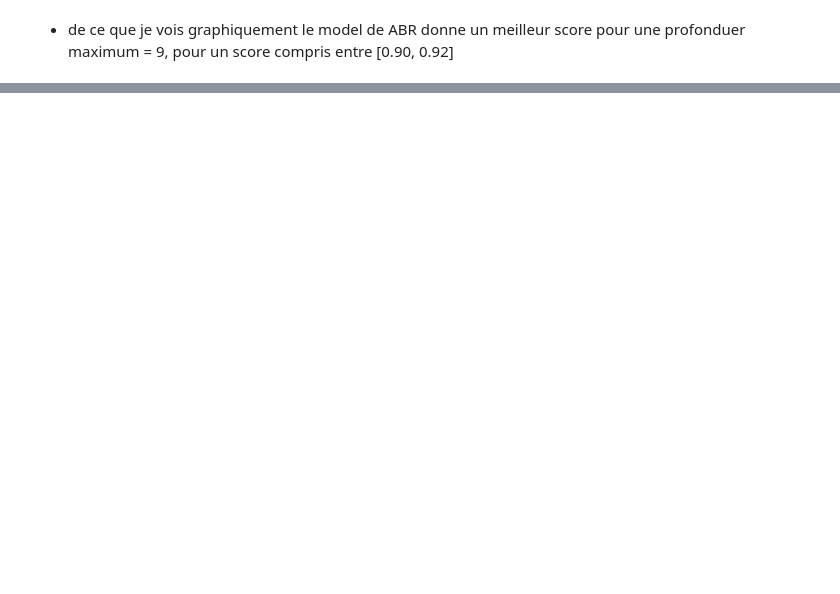
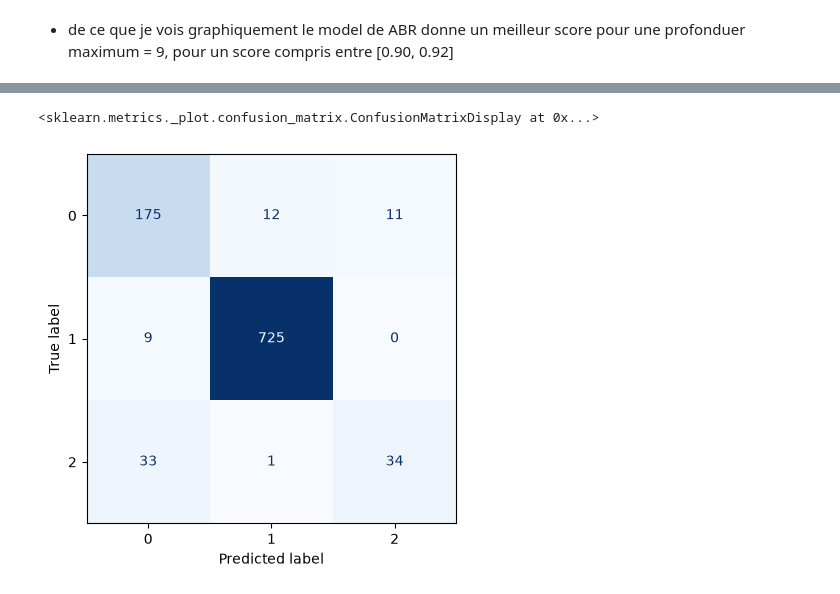
Before and after one commit to SAKPANI/Datasets, a Jupyter notebook: nutri.ipynb, the cells around one changed output, grey strips where cells are left out. Cells and saved outputs as stored; diff of their text form; code cells hidden in the pictures; blank space fills up the shorter version.

```diff
--- a/nutri.ipynb
+++ b/nutri.ipynb
@@ -346,5 +379,15 @@ plt.show()
 ## Detemination du meilleeur estimateur
 
 param_grid = {
-    estima
+    "max_depth" : [2, 4, 5, 6, 7, 9, 10],
+    "min_samples_split" : [2,4,5,6,7,10],
+    "criterion"  :["gini", "entropy", "log_loss"]
 }
+# %%
+grid_abr  = GridSearchCV(
+    estimator = model_ABR,
+    param_grid = param_grid,
+    n_jobs = -1,
+    scoring = "accuracy",
+    cv = 5
+)
@@ -350,0 +407,8 @@ param_grid = {
+# %%
+#Matrice de confusion du model ABR
+ConfusionMatrixDisplay(
+    confusion_matrix=confusion_matrix(y_test, grid_abr.predict(X_test)),
+    display_labels=grid_abr.classes_).plot(cmap = "Blues", colorbar = False)
+# %% [output]
+<sklearn.metrics._plot.confusion_matrix.ConfusionMatrixDisplay at 0x...>
+[figure, added]
```
Also changed, not shown: parts of 11 cells of this notebook.
